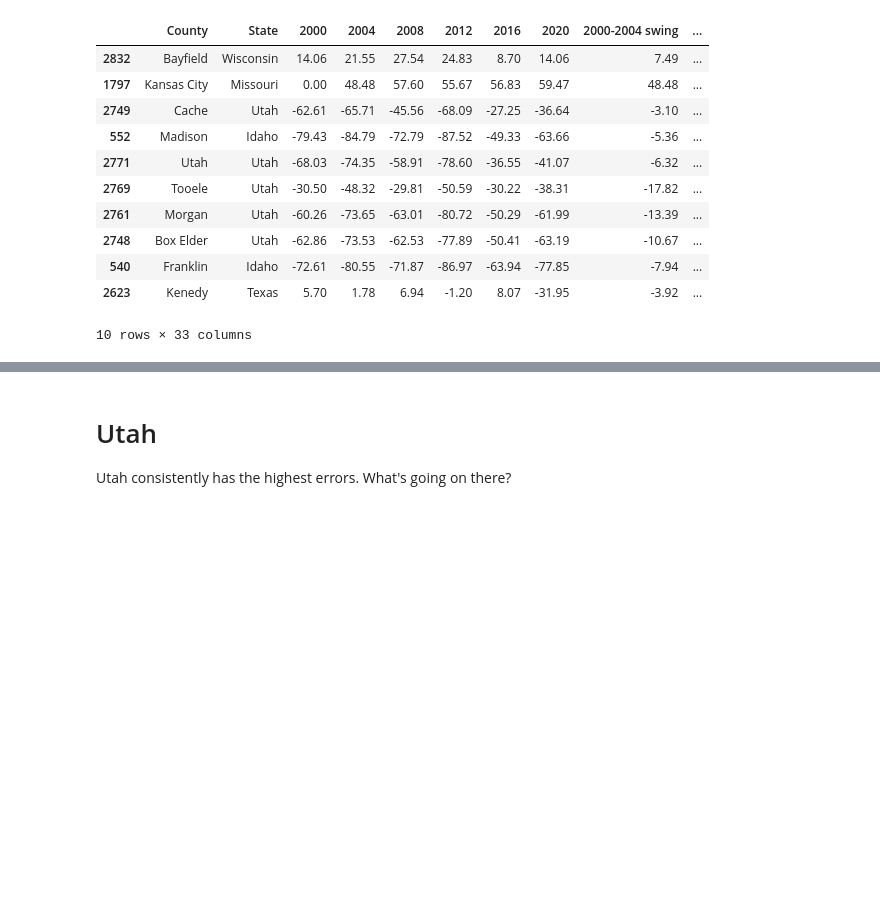
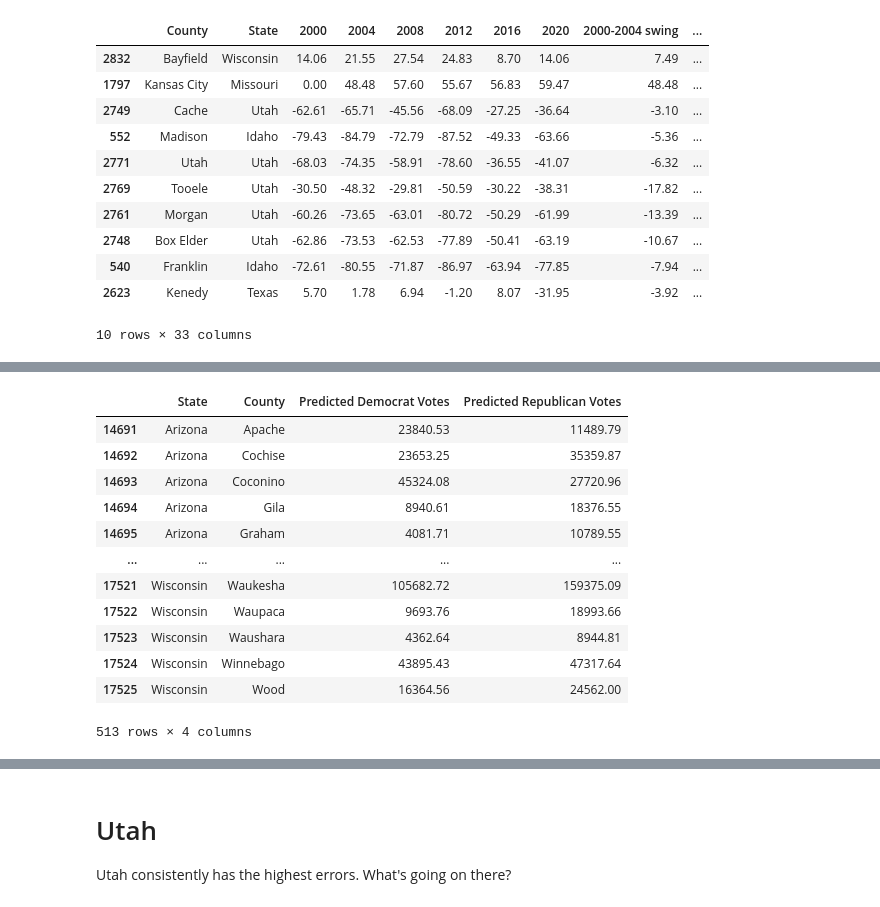
Before and after one commit to matthewcavanaugh96/us-presidential-elections-by-county, a Jupyter notebook: Election Predictions rough with census.ipynb, the cells around one changed output, grey strips where cells are left out. Saved outputs shown, nothing was run; the diff lists cells and outputs as text; code cells hidden in the pictures; blank space fills up the shorter version.

```diff
--- a/Election Predictions rough with census.ipynb
+++ b/Election Predictions rough with census.ipynb
@@ -1837,0 +1869,55 @@ combined_df.nlargest(10, 'Super Adjusted Volatility Score')
+# %%
+from sklearn.ensemble import RandomForestRegressor
+import pandas as pd
+
+# Define the targets
+targets = ['Democrat Votes', 'Republican Votes']
+
+# Select relevant feature columns (exclude identifiers and targets)
+features = [col for col in battleground_states.columns if col not in ['Year', 'State', 'County'] + targets]
+
+# Prepare training data (all available years: 2000–2020)
+X_train = battleground_states[features]
+y_train = battleground_states[targets]
+
+# Train the model
+rfr = RandomForestRegressor(random_state=42)
+rfr.fit(X_train, y_train)
+
+# Create a proxy for 2024 by copying 2020 data and updating the 'Year' column
+proxy_2024 = battleground_states[battleground_states['Year'] == 2020].copy()
+proxy_2024['Year'] = 2024
+
+# Extract features and identifiers for 2024
+X_2024 = proxy_2024[features]
+identifiers_2024 = proxy_2024[['State', 'County']]
+
+# Predict for 2024
+y_pred_2024 = rfr.predict(X_2024)
+
+# Convert predictions to DataFrame
+y_pred_df_2024 = pd.DataFrame(
+    y_pred_2024,
+    index=identifiers_2024.index,
+    columns=[f'Predicted {col}' for col in targets]
+)
+
+# Combine predictions with identifiers
+rfr_prediction_2024 = pd.concat([identifiers_2024, y_pred_df_2024], axis=1)
+
+# Display the predictions
+rfr_prediction_2024
+# %% [output]
+|  | State | County | Predicted Democrat Votes | Predicted Republican Votes |
+| 14691 | Arizona | Apache | 23840.53 | 11489.79 |
+| 14692 | Arizona | Cochise | 23653.25 | 35359.87 |
+| 14693 | Arizona | Coconino | 45324.08 | 27720.96 |
+| 14694 | Arizona | Gila | 8940.61 | 18376.55 |
+| 14695 | Arizona | Graham | 4081.71 | 10789.55 |
+| ... | ... | ... | ... | ... |
+| 17521 | Wisconsin | Waukesha | 105682.72 | 159375.09 |
+| 17522 | Wisconsin | Waupaca | 9693.76 | 18993.66 |
+| 17523 | Wisconsin | Waushara | 4362.64 | 8944.81 |
+| 17524 | Wisconsin | Winnebago | 43895.43 | 47317.64 |
+| 17525 | Wisconsin | Wood | 16364.56 | 24562.00 |
+513 rows × 4 columns
```
Also changed, not shown: parts of 16 cells of this notebook.
